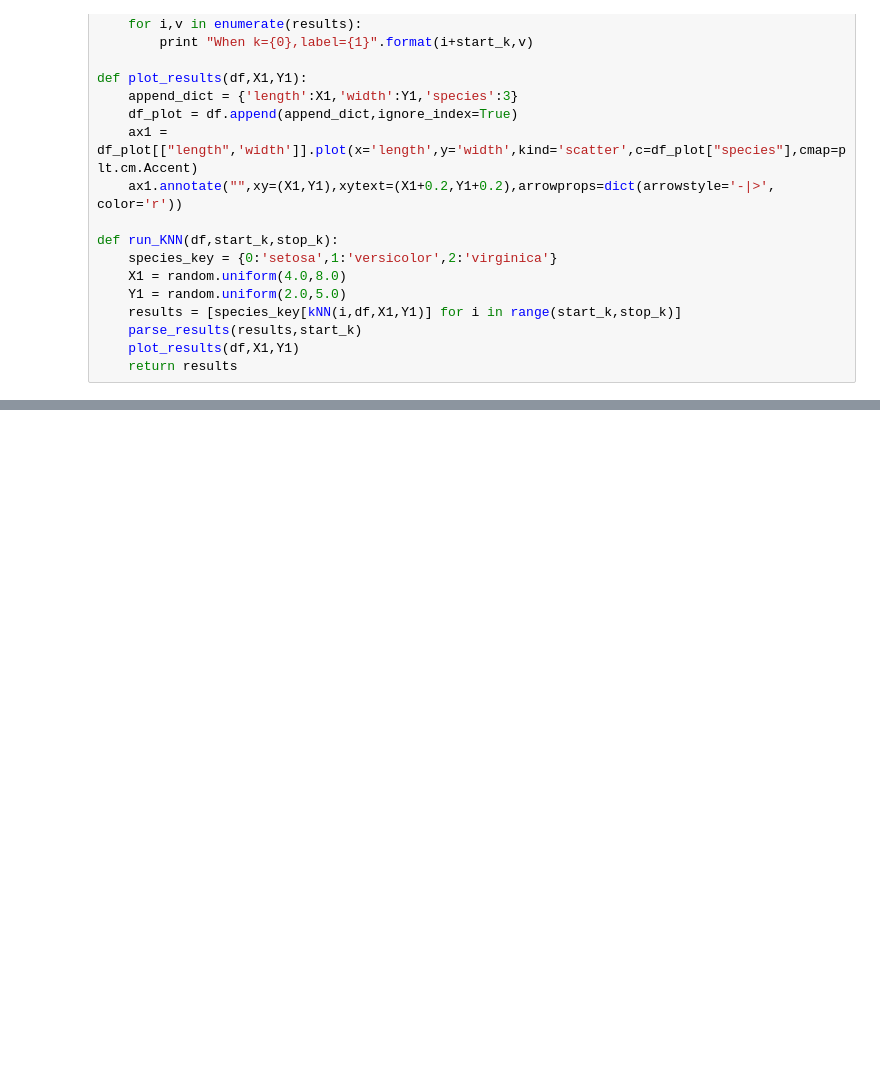
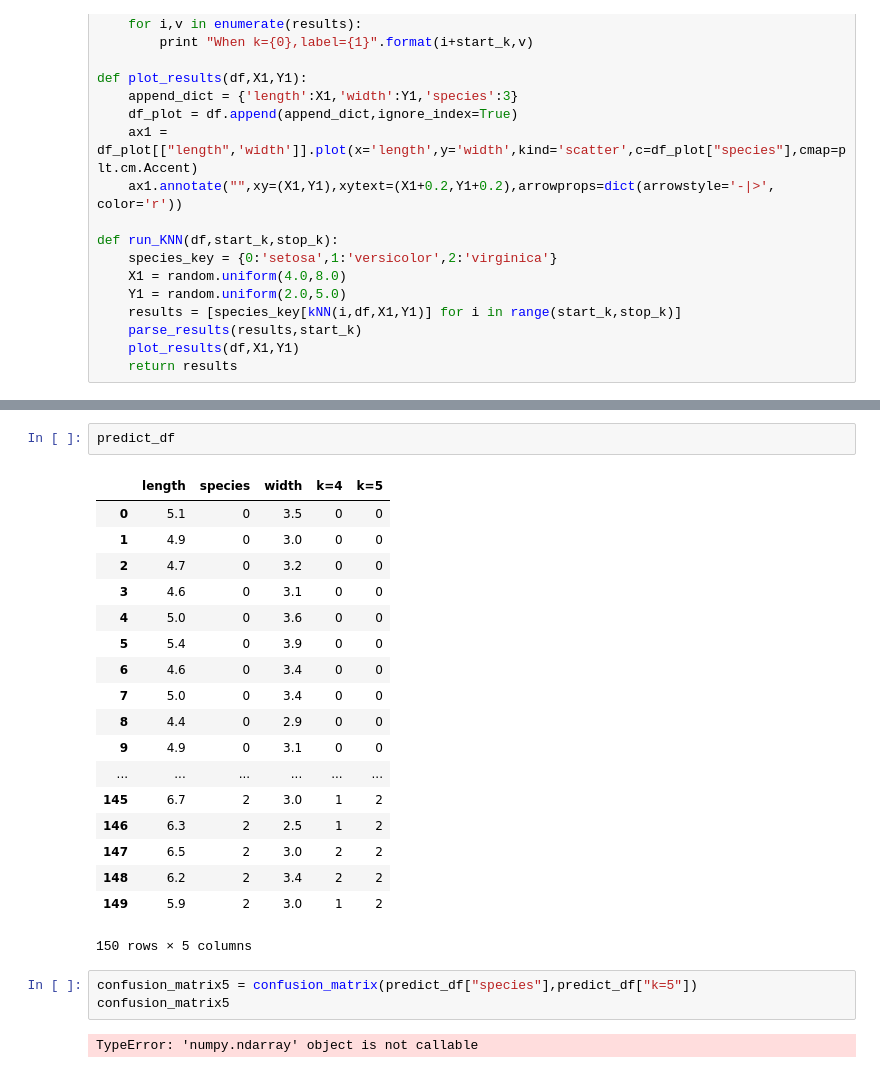
Before and after one commit to DGMichael/machine_learning, a Jupyter notebook: 2015-10-09_kNN.ipynb, the cells around one changed output, grey strips where cells are left out. Saved outputs shown, nothing was run; the diff lists cells and outputs as text; blank space fills up the shorter version.

```diff
--- a/2015-10-09_kNN.ipynb
+++ b/2015-10-09_kNN.ipynb
@@ -362,0 +388,26 @@ When k=19,label=versicolor
+# %%
+predict_df
+# %% [output]
+|  | length | species | width | k=4 | k=5 |
+| 0 | 5.1 | 0 | 3.5 | 0 | 0 |
+| 1 | 4.9 | 0 | 3.0 | 0 | 0 |
+| 2 | 4.7 | 0 | 3.2 | 0 | 0 |
+| 3 | 4.6 | 0 | 3.1 | 0 | 0 |
+| 4 | 5.0 | 0 | 3.6 | 0 | 0 |
+| 5 | 5.4 | 0 | 3.9 | 0 | 0 |
+| 6 | 4.6 | 0 | 3.4 | 0 | 0 |
+| 7 | 5.0 | 0 | 3.4 | 0 | 0 |
+| 8 | 4.4 | 0 | 2.9 | 0 | 0 |
+| 9 | 4.9 | 0 | 3.1 | 0 | 0 |
+| ... | ... | ... | ... | ... | ... |
+| 145 | 6.7 | 2 | 3.0 | 1 | 2 |
+| 146 | 6.3 | 2 | 2.5 | 1 | 2 |
+| 147 | 6.5 | 2 | 3.0 | 2 | 2 |
+| 148 | 6.2 | 2 | 3.4 | 2 | 2 |
+| 149 | 5.9 | 2 | 3.0 | 1 | 2 |
+150 rows × 5 columns
+# %%
+confusion_matrix5 = confusion_matrix(predict_df["species"],predict_df["k=5"])
+confusion_matrix5
+# %% [output]
+TypeError: 'numpy.ndarray' object is not callable
```
Also changed, not shown: parts of 11 cells of this notebook.
